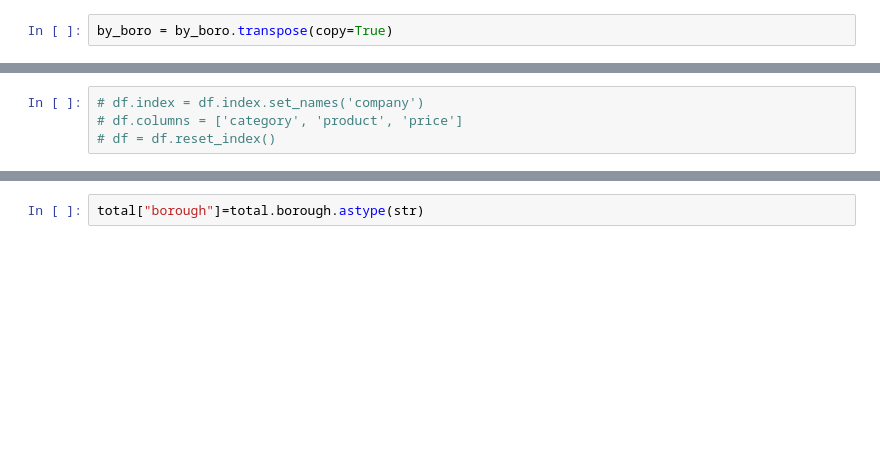
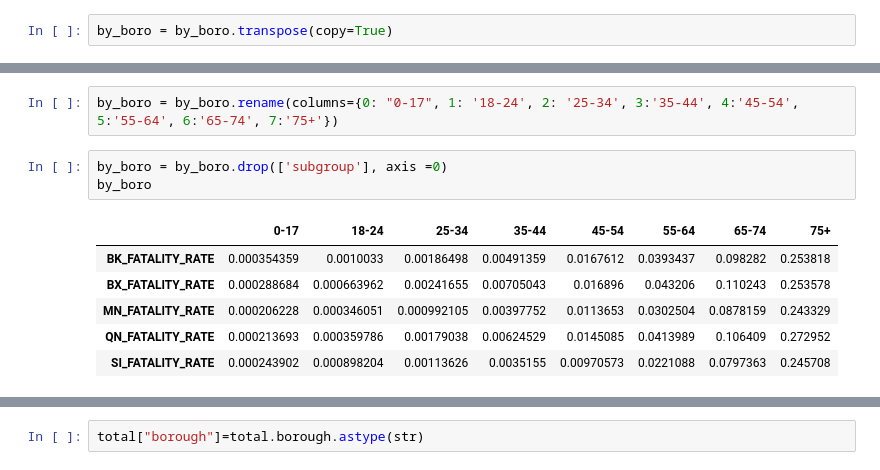
Before and after one commit to stanislava85/CovidReliefDashboard, a Jupyter notebook: first_diagram.ipynb, the cells around one changed output, grey strips where cells are left out. Saved outputs shown, nothing was run; the diff lists cells and outputs as text; blank space fills up the shorter version.

```diff
--- a/first_diagram.ipynb
+++ b/first_diagram.ipynb
@@ -240,4 +240,12 @@ by_boro
-# %%
-# df.index = df.index.set_names('company')
-# df.columns = ['category', 'product', 'price']
-# df = df.reset_index()
+# %%
+by_boro = by_boro.rename(columns={0: "0-17", 1: '18-24', 2: '25-34', 3:'35-44', 4:'45-54', 5:'55-64', 6:'65-74', 7:'75+'})
+# %%
+by_boro = by_boro.drop(['subgroup'], axis =0)
+by_boro
+# %% [output]
+|  | 0-17 | 18-24 | 25-34 | 35-44 | 45-54 | 55-64 | 65-74 | 75+ |
+| BK_FATALITY_RATE | 0.000354359 | 0.0010033 | 0.00186498 | 0.00491359 | 0.0167612 | 0.0393437 | 0.098282 | 0.253818 |
+| BX_FATALITY_RATE | 0.000288684 | 0.000663962 | 0.00241655 | 0.00705043 | 0.016896 | 0.043206 | 0.110243 | 0.253578 |
+| MN_FATALITY_RATE | 0.000206228 | 0.000346051 | 0.000992105 | 0.00397752 | 0.0113653 | 0.0302504 | 0.0878159 | 0.243329 |
+| QN_FATALITY_RATE | 0.000213693 | 0.000359786 | 0.00179038 | 0.00624529 | 0.0145085 | 0.0413989 | 0.106409 | 0.272952 |
+| SI_FATALITY_RATE | 0.000243902 | 0.000898204 | 0.00113626 | 0.0035155 | 0.00970573 | 0.0221088 | 0.0797363 | 0.245708 |
```
Also changed, not shown: parts of 35 cells of this notebook.
